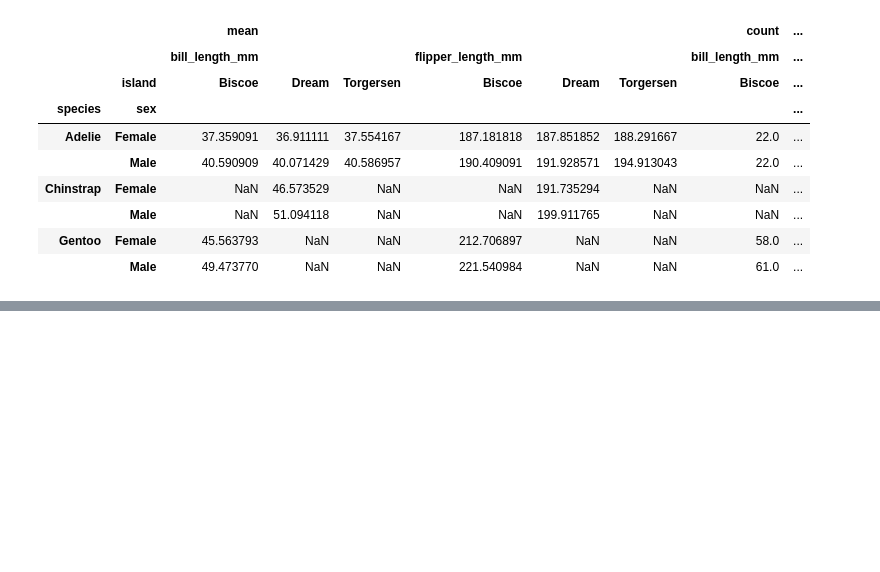
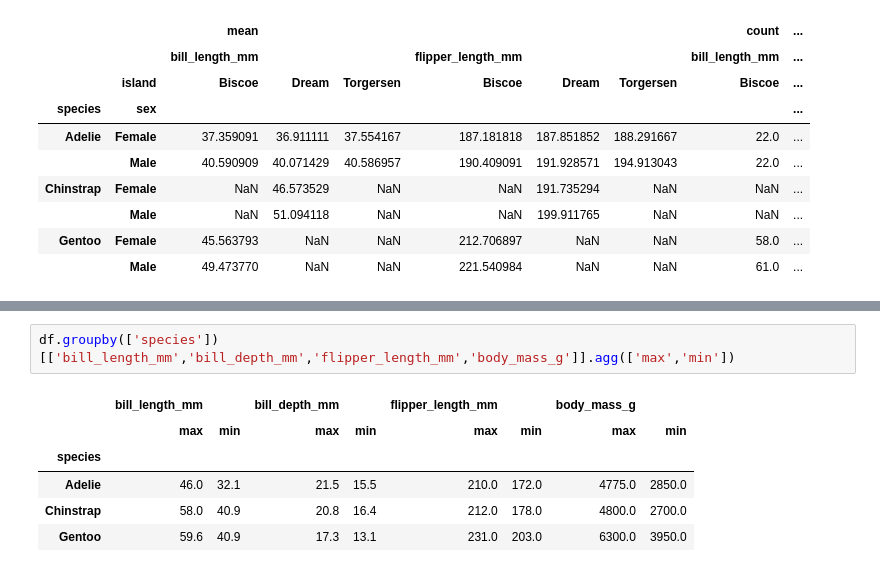
Before and after one commit to Palindroming/pythonquant, a Jupyter notebook: eda.ipynb, the cells around one changed output, grey strips where cells are left out. Cells and saved outputs as stored; diff of their text form; blank space fills up the shorter version.

```diff
--- a/eda.ipynb
+++ b/eda.ipynb
@@ -1040,0 +1254,9 @@ df_pivot_4
+# %%
+df.groupby(['species'])[['bill_length_mm','bill_depth_mm','flipper_length_mm','body_mass_g']].agg(['max','min'])
+# %% [output]
+|  | bill_length_mm |  | bill_depth_mm |  | flipper_length_mm |  | body_mass_g |  |
+|  | max | min | max | min | max | min | max | min |
+| species |  |  |  |  |  |  |  |  |
+| Adelie | 46.0 | 32.1 | 21.5 | 15.5 | 210.0 | 172.0 | 4775.0 | 2850.0 |
+| Chinstrap | 58.0 | 40.9 | 20.8 | 16.4 | 212.0 | 178.0 | 4800.0 | 2700.0 |
+| Gentoo | 59.6 | 40.9 | 17.3 | 13.1 | 231.0 | 203.0 | 6300.0 | 3950.0 |
```
Also changed, not shown: parts of 21 cells of this notebook, 1 other file.
